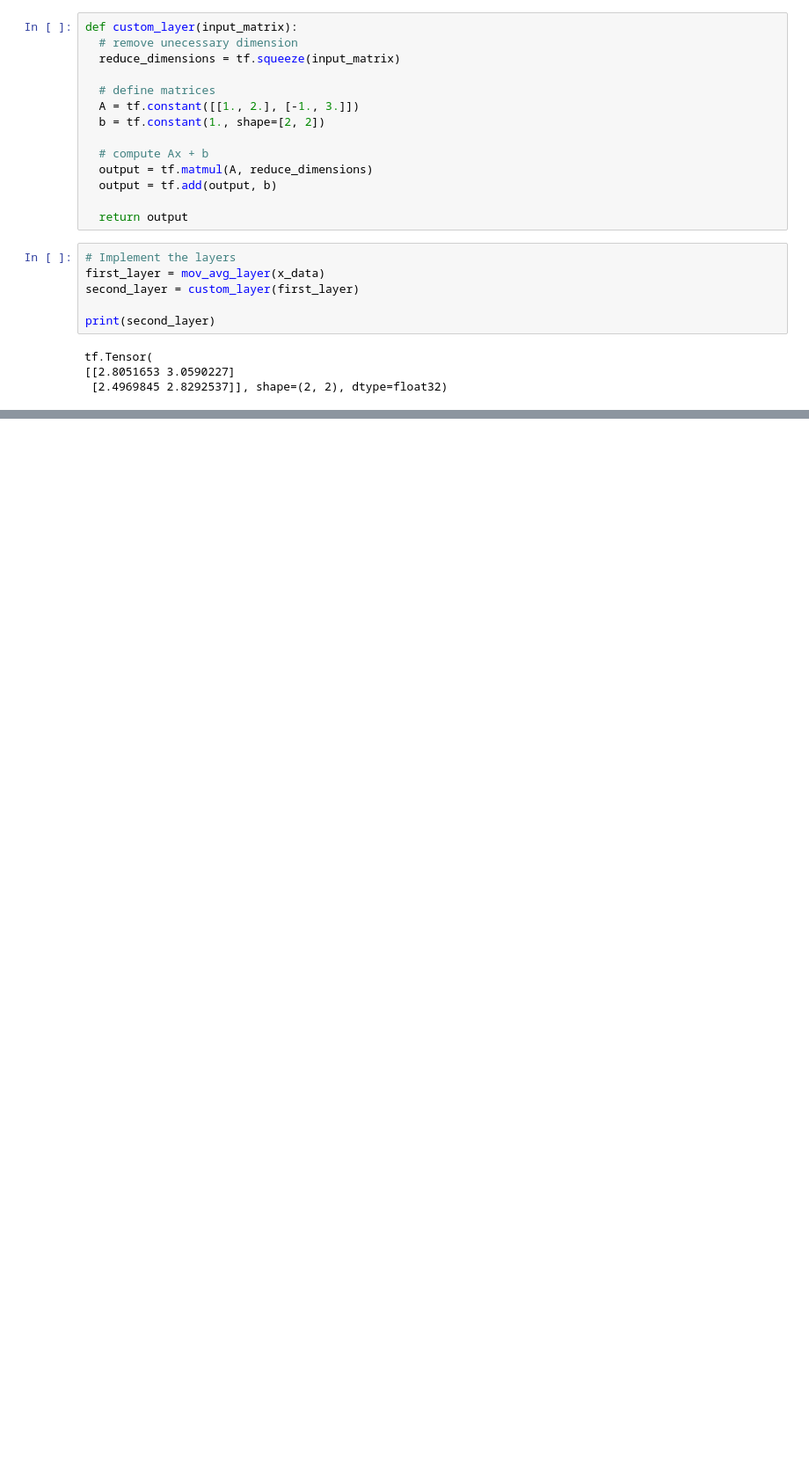
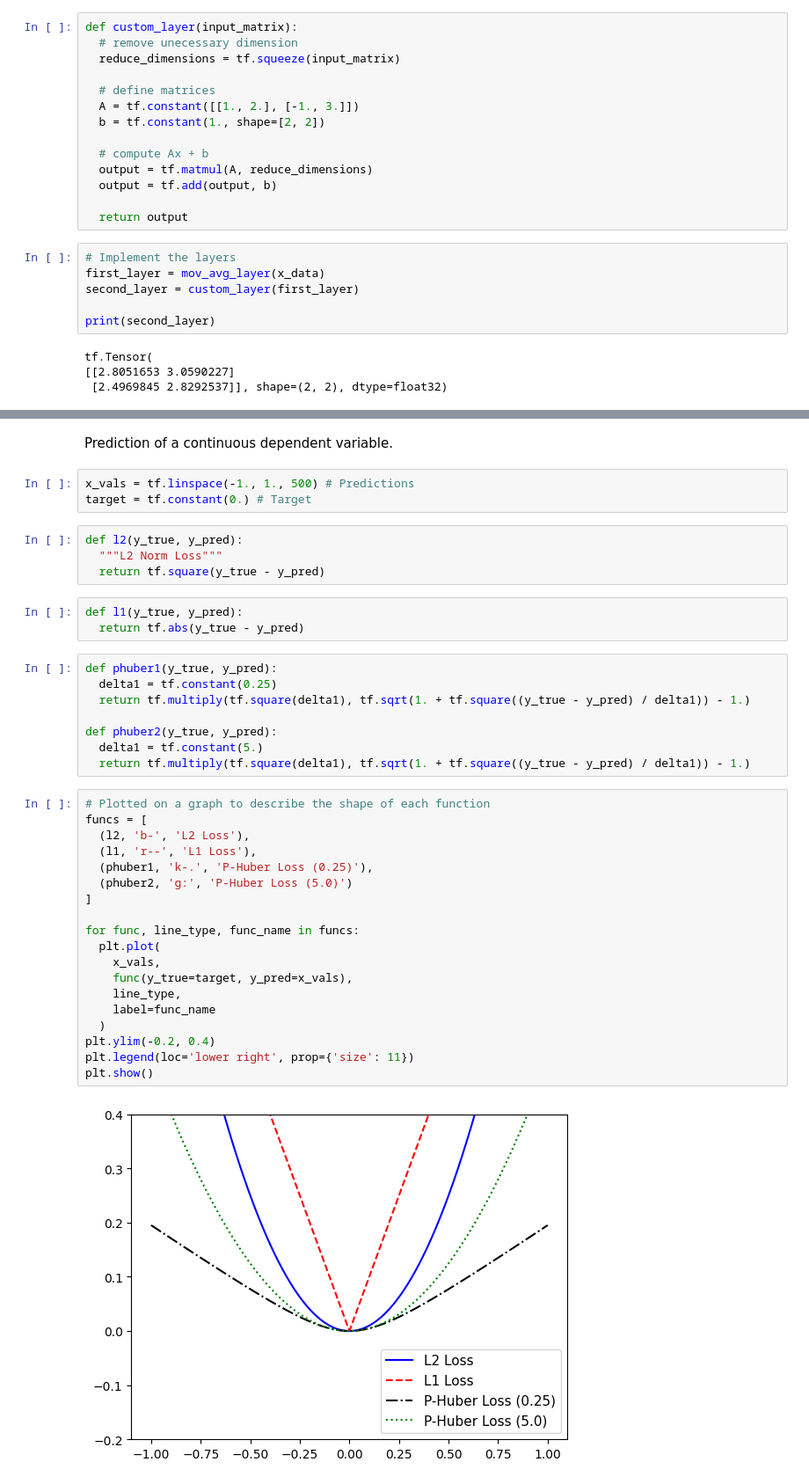
Before and after one commit to minimartzz/tensorflow-cookbook, a Jupyter notebook: ch2 tensorflow way/tensorflow-way.ipynb, the cells around one changed output, grey strips where cells are left out. Shown at 88% size. Drawn from its saved outputs; the diff is of its cells as text; blank space fills up the shorter version.

Commit message:
Update: Chapter 2 - loss function and backpropogation

```diff
--- a/ch2 tensorflow way/tensorflow-way.ipynb
+++ b/ch2 tensorflow way/tensorflow-way.ipynb
@@ -202,0 +244,41 @@ tf.Tensor(
+# %% [markdown]
+Prediction of a continuous dependent variable.
+# %%
+x_vals = tf.linspace(-1., 1., 500) # Predictions
+target = tf.constant(0.) # Target
+# %%
+def l2(y_true, y_pred):
+  """L2 Norm Loss"""
+  return tf.square(y_true - y_pred)
+# %%
+def l1(y_true, y_pred):
+  return tf.abs(y_true - y_pred)
+# %%
+def phuber1(y_true, y_pred):
+  delta1 = tf.constant(0.25)
+  return tf.multiply(tf.square(delta1), tf.sqrt(1. + tf.square((y_true - y_pred) / delta1)) - 1.)
+
+def phuber2(y_true, y_pred):
+  delta1 = tf.constant(5.)
+  return tf.multiply(tf.square(delta1), tf.sqrt(1. + tf.square((y_true - y_pred) / delta1)) - 1.)
+# %%
+# Plotted on a graph to describe the shape of each function
+funcs = [
+  (l2, 'b-', 'L2 Loss'),
+  (l1, 'r--', 'L1 Loss'),
+  (phuber1, 'k-.', 'P-Huber Loss (0.25)'),
+  (phuber2, 'g:', 'P-Huber Loss (5.0)')
+]
+
+for func, line_type, func_name in funcs:
+  plt.plot(
+    x_vals,
+    func(y_true=target, y_pred=x_vals),
+    line_type,
+    label=func_name
+  )
+plt.ylim(-0.2, 0.4)
+plt.legend(loc='lower right', prop={'size': 11})
+plt.show()
+# %% [output]
+[figure, added]
```
Also changed, not shown: parts of 25 cells of this notebook.
